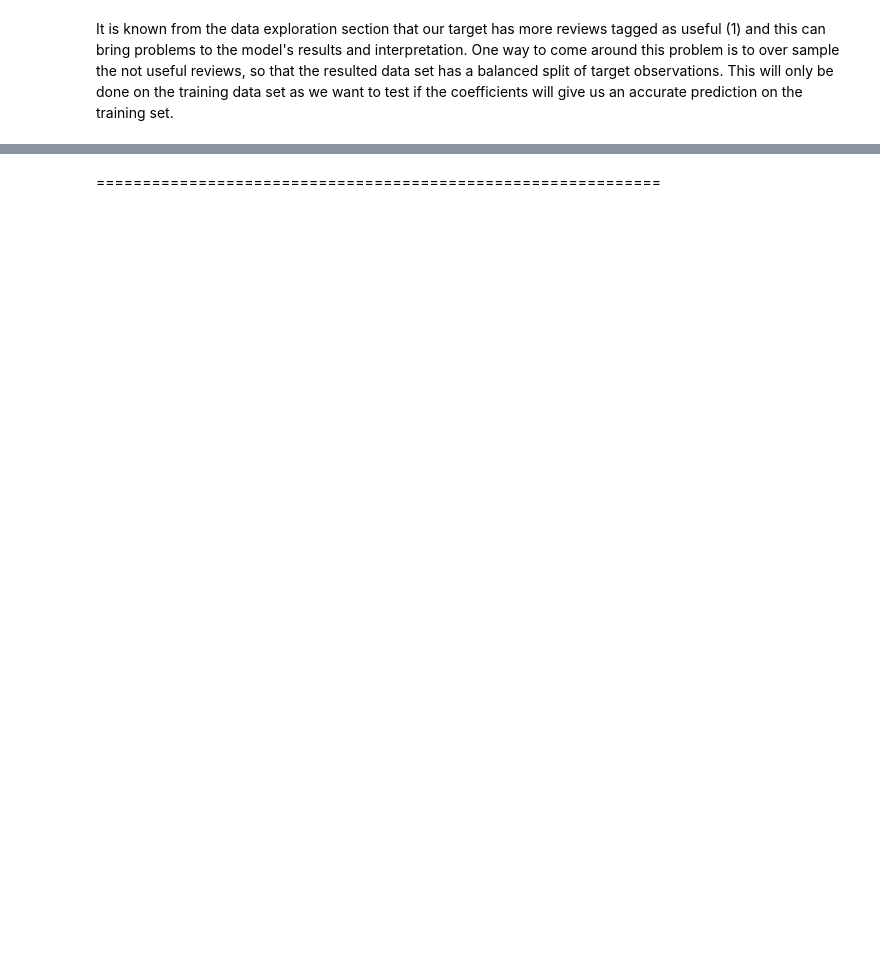
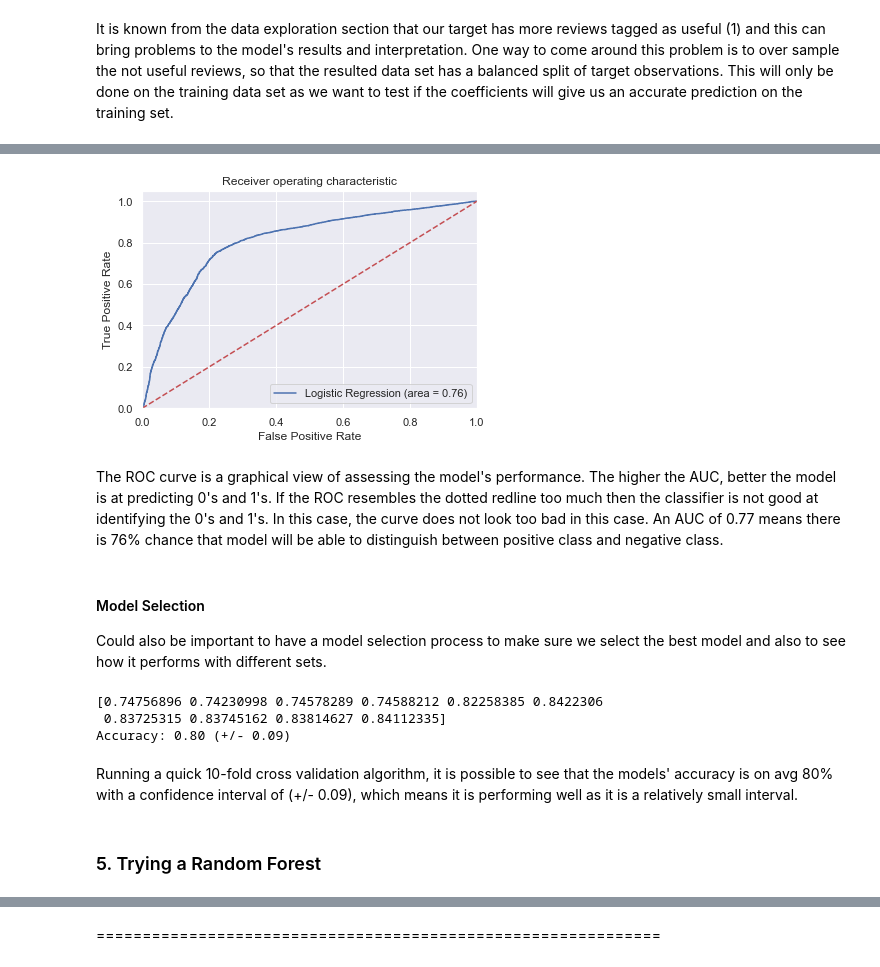
Before and after one commit to ch10m/PythonExamples, a Jupyter notebook: AmazonFoodReviews/2Classification Methodology.ipynb, the cells around one changed output, grey strips where cells are left out. Drawn from its saved outputs; the diff is of its cells as text; code cells hidden in the pictures; blank space fills up the shorter version.

```diff
--- a/AmazonFoodReviews/2Classification Methodology.ipynb
+++ b/AmazonFoodReviews/2Classification Methodology.ipynb
@@ -372,0 +121,13 @@ y_model = clf_rf.predict(Xselected_test)
+# %%
+# Sampling up none useful reviews using SMOTE (Synthetic Minority Over-sampling Technique)
+from imblearn.over_sampling import SMOTE
+
+os = SMOTE(random_state=0)
+os_data_X,os_data_y=os.fit_resample(X_train, y_train)
+os_data_X = pd.DataFrame(data=os_data_X, columns=X_train.columns )
+os_data_y= pd.DataFrame(data=os_data_y,columns=['useful_flag'])
+
+# Check data dimensions
+print('length of oversampled data is ',len(os_data_X))
+print('Number of useful_flag = 0',len(os_data_y[os_data_y['useful_flag']==0]))
+print('Number of useful_flag = 1',len(os_data_y[os_data_y['useful_flag']==1]))
@@ -372,0 +151,15 @@ y_model = clf_rf.predict(Xselected_test)
+# %%
+# Logistic pipeline
+data_final_vars=model_df.columns.values.tolist()
+
+from sklearn.feature_selection import RFE
+from sklearn.pipeline import make_pipeline
+
+
+def get_standard_pipeline(classfier):
+    rfe = RFE(classfier, n_features_to_select=20,step=1) #recursive feature elimination
+    return make_pipeline(StandardScaler(), rfe, classfier)
+
+
+pipe = get_standard_pipeline(LogisticRegression())
+pipeline_model = pipe.fit(os_data_X, os_data_y.values.ravel())
@@ -372,0 +274,39 @@ y_model = clf_rf.predict(Xselected_test)
+# %%
+# ROC curve
+from sklearn.metrics import roc_auc_score
+from sklearn.metrics import roc_curve
+logit_roc_auc = roc_auc_score(y_test, pipeline_model.predict(X_test))
+fpr, tpr, thresholds = roc_curve(y_test, pipeline_model.predict_proba(X_test)[:,1])
+plt.figure()
+plt.plot(fpr, tpr, label='Logistic Regression (area = %0.2f)' % logit_roc_auc)
+plt.plot([0, 1], [0, 1],'r--')
+plt.xlim([0.0, 1.0])
+plt.ylim([0.0, 1.05])
+plt.xlabel('False Positive Rate')
+plt.ylabel('True Positive Rate')
+plt.title('Receiver operating characteristic')
+plt.legend(loc="lower right")
+plt.savefig('Log_ROC')
+plt.show()
+# %% [output]
+[figure, added]
+# %% [markdown]
+The ROC curve is a graphical view of assessing the model's performance. The higher the AUC, better the model is at predicting 0's and 1's. If the ROC resembles the dotted redline too much then the classifier is not good at identifying the 0's and 1's. In this case, the curve does not look too bad in this case.
+An AUC of 0.77  means there is 76% chance that model will be able to distinguish between positive class and negative class.
+# %% [markdown]
+#### Model Selection
+Could also be important to have a model selection process to make sure we select the best model and also to see how it performs with different sets.
+# %%
+# Evaluate the model using 10-fold cross-validation
+from sklearn.model_selection  import cross_val_score
+scores = cross_val_score(pipe, os_data_X, os_data_y.values.ravel(), scoring='accuracy', cv=10)
+print(scores)
+print("Accuracy: %0.2f (+/- %0.2f)" % (scores.mean(), scores.std() * 2))
+# %% [output]
+[0.74756896 0.74230998 0.74578289 0.74588212 0.82258385 0.8422306
+ 0.83725315 0.83745162 0.83814627 0.84112335]
+Accuracy: 0.80 (+/- 0.09)
+# %% [markdown]
+Running a quick 10-fold cross validation algorithm, it is possible to see that the models' accuracy is on avg 80% with a confidence interval of (+/- 0.09), which means it is performing well as it is a relatively small interval.
+# %% [markdown]
+### 5. Trying a Random Forest
```
Also changed, not shown: parts of 53 cells of this notebook, 25 other files.
